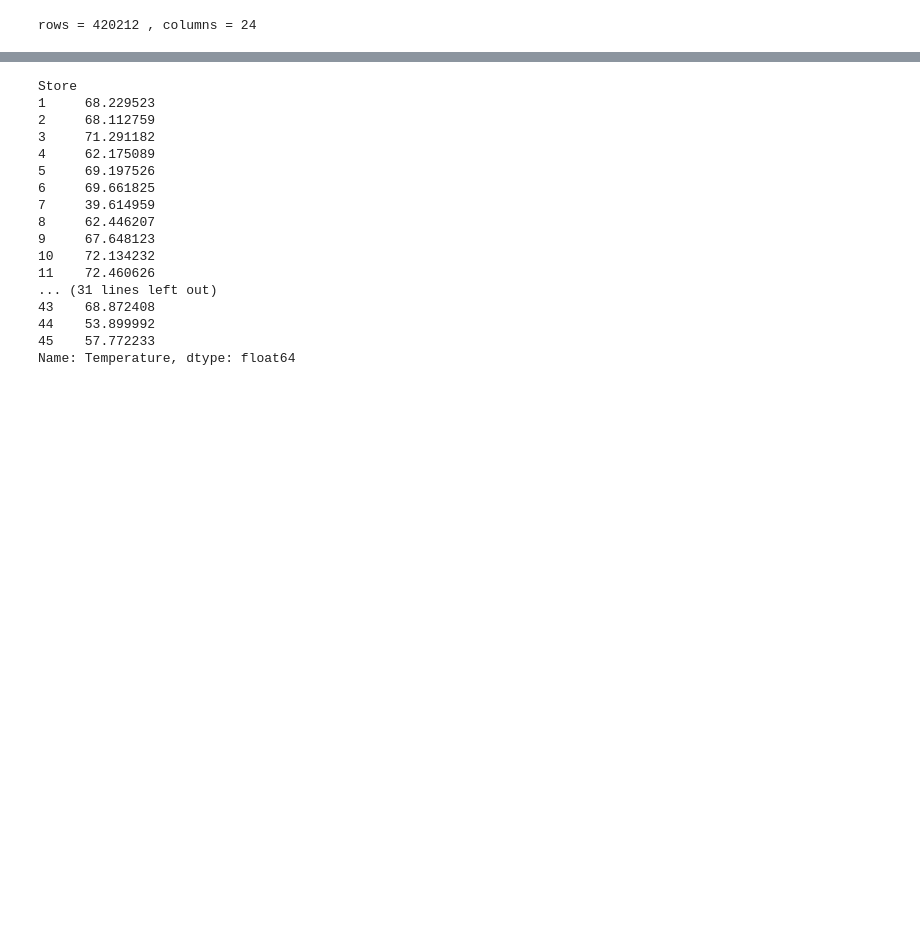
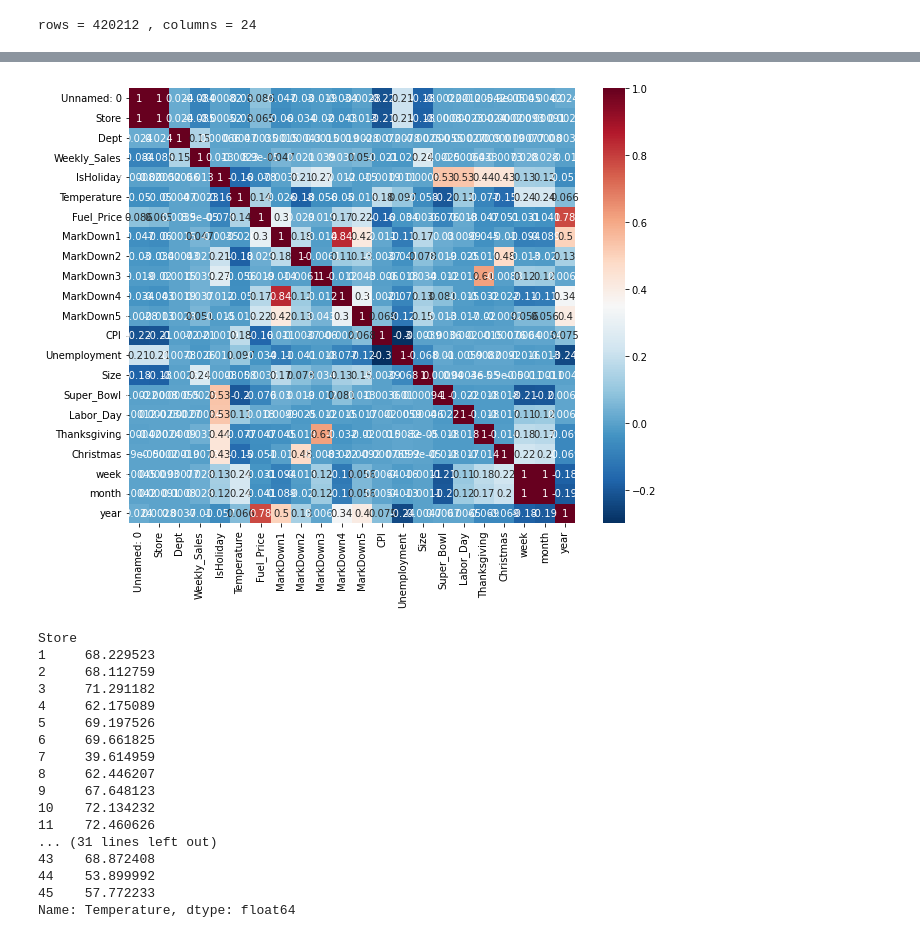
Before and after one commit to lebesguee/walmart_forecast, a Jupyter notebook: forecasting.ipynb, the cells around one changed output, grey strips where cells are left out. Cells and saved outputs as stored; diff of their text form; code cells hidden in the pictures; blank space fills up the shorter version.

```diff
--- a/forecasting.ipynb
+++ b/forecasting.ipynb
@@ -56,3 +129,10 @@ rows = 420212 , columns = 24
+# %%
+# Correlation Map <-- Clean unrepresentative variables
+plt.figure(figsize=(10,8))
+sns.heatmap(df.corr(), cmap='RdBu_r', annot=True)
+plt.show()
+# %% [output]
+[figure, added]
 # %%
 df.groupby('Store')['Temperature'].mean() # temperature by store
 # %% [output]
```
Also changed, not shown: parts of 9 cells of this notebook.
